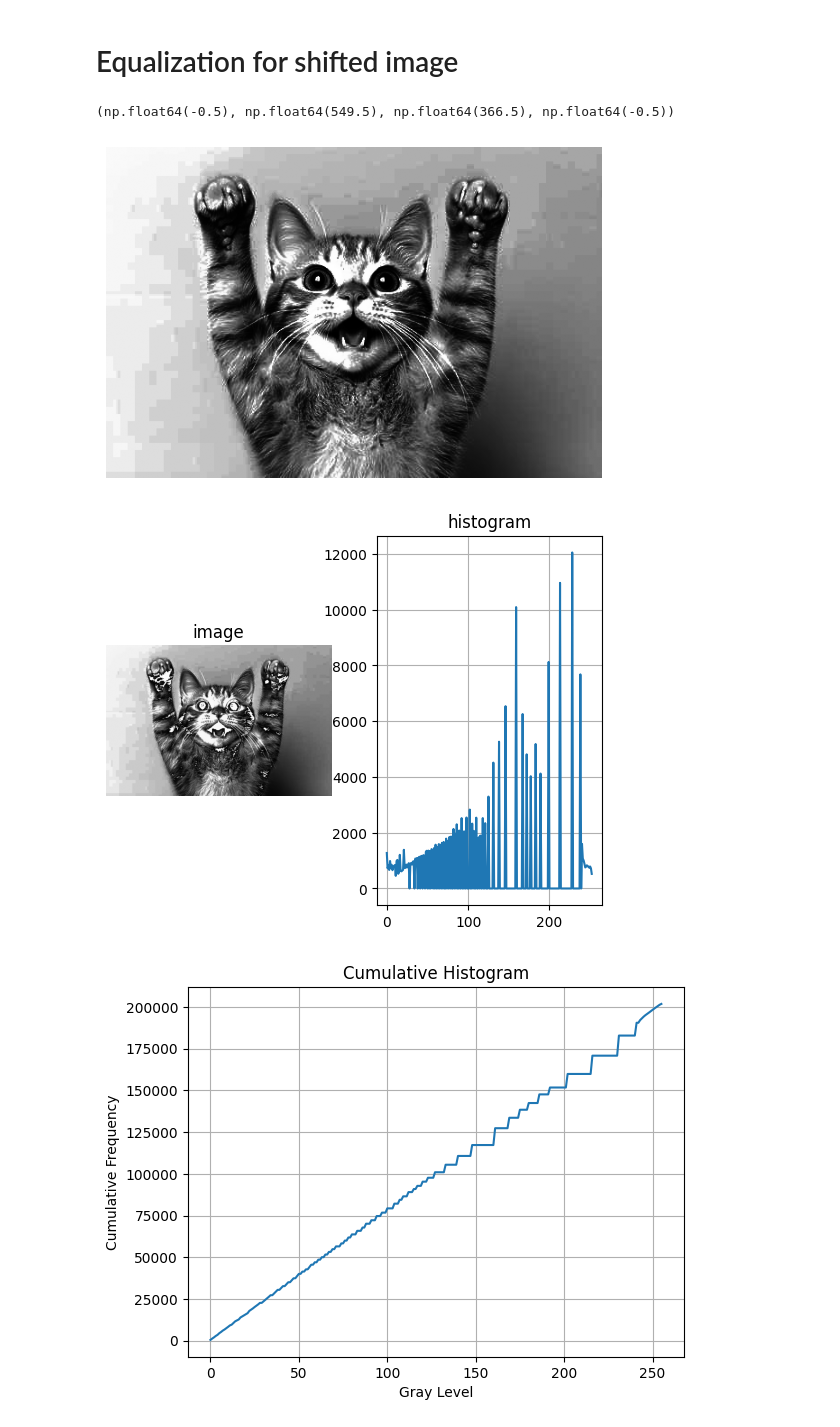
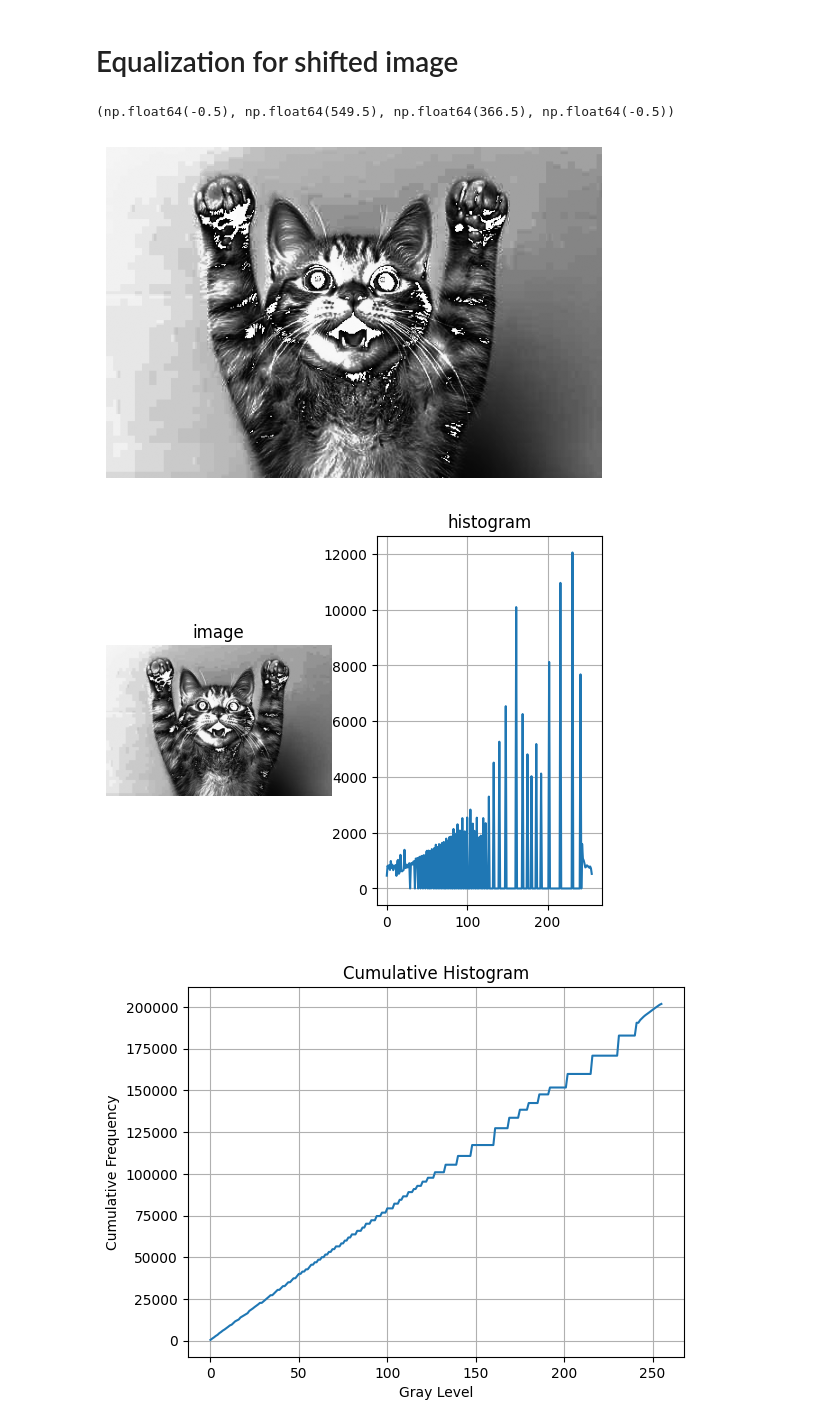
Before and after one commit to mhtasnia/DS424, a Jupyter notebook: DS424_Understanding_Image_histogram&equalization_practice.ipynb, the cells around one changed output. Cells and saved outputs as stored; diff of their text form; code cells hidden in the pictures.

```diff
--- a/DS424_Understanding_Image_histogram&equalization_practice.ipynb
+++ b/DS424_Understanding_Image_histogram&equalization_practice.ipynb
@@ -124,24 +124,24 @@ plt.show()
 # Equalization for shifted image
 # %%
 equ_shifted = cv2.equalizeHist(image_1_shifted)
-plt.imshow(equ,cmap='gray')
+plt.imshow(equ_shifted,cmap='gray')
 plt.axis('off')
 # %% [output]
 (np.float64(-0.5), np.float64(549.5), np.float64(366.5), np.float64(-0.5))
-[figure, old version]
+[figure, new version]
 # %%
 plt.subplot(1,2,1)
 plt.imshow(equ_shifted,cmap='gray')
 plt.title('image')
 plt.axis('off')
 plt.subplot(1,2,2)
-hist,bins=np.histogram(equ_shifted.ravel(),253,[0,256])
+hist,bins=np.histogram(equ_shifted.ravel(),256,[0,256])
 plt.plot(hist)
 plt.title('histogram')
 plt.grid(True)
 plt.show()
 # %% [output]
-[figure, old version]
+[figure, new version]
 # %%
 hist, bins = np.histogram(equ_shifted.ravel(), 256, [0, 256])
 cumulative_hist = np.cumsum(hist)
```
Also changed, not shown: parts of 14 cells of this notebook.
